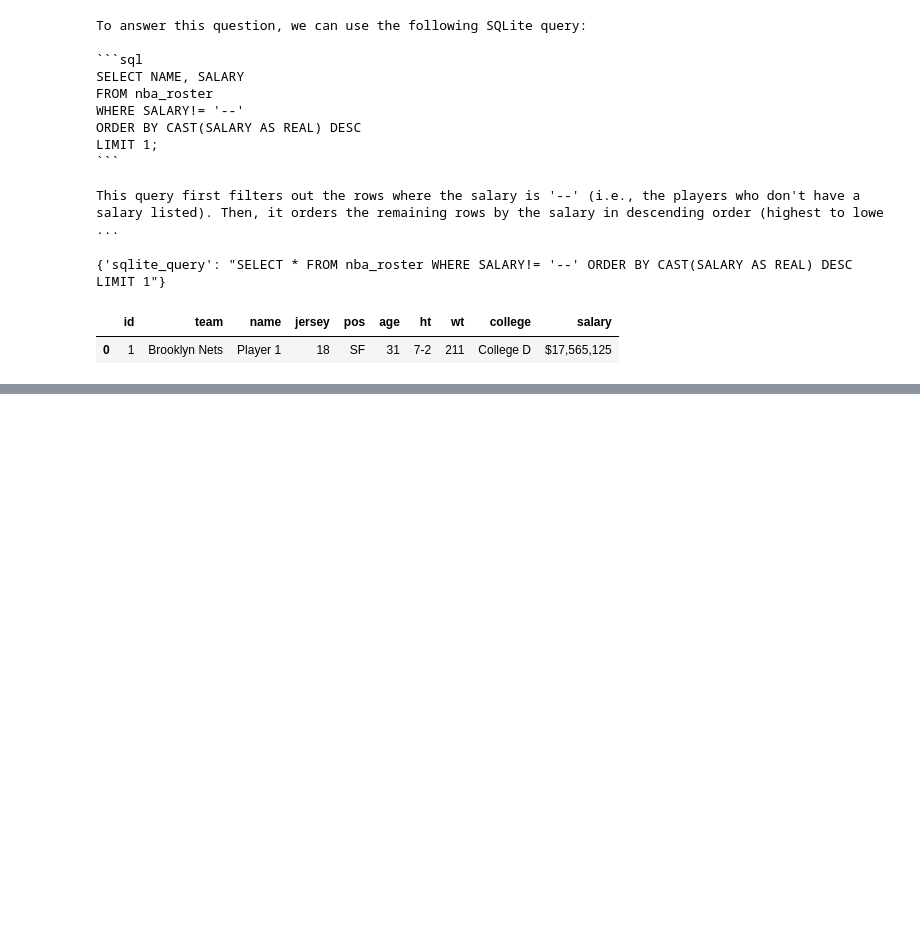
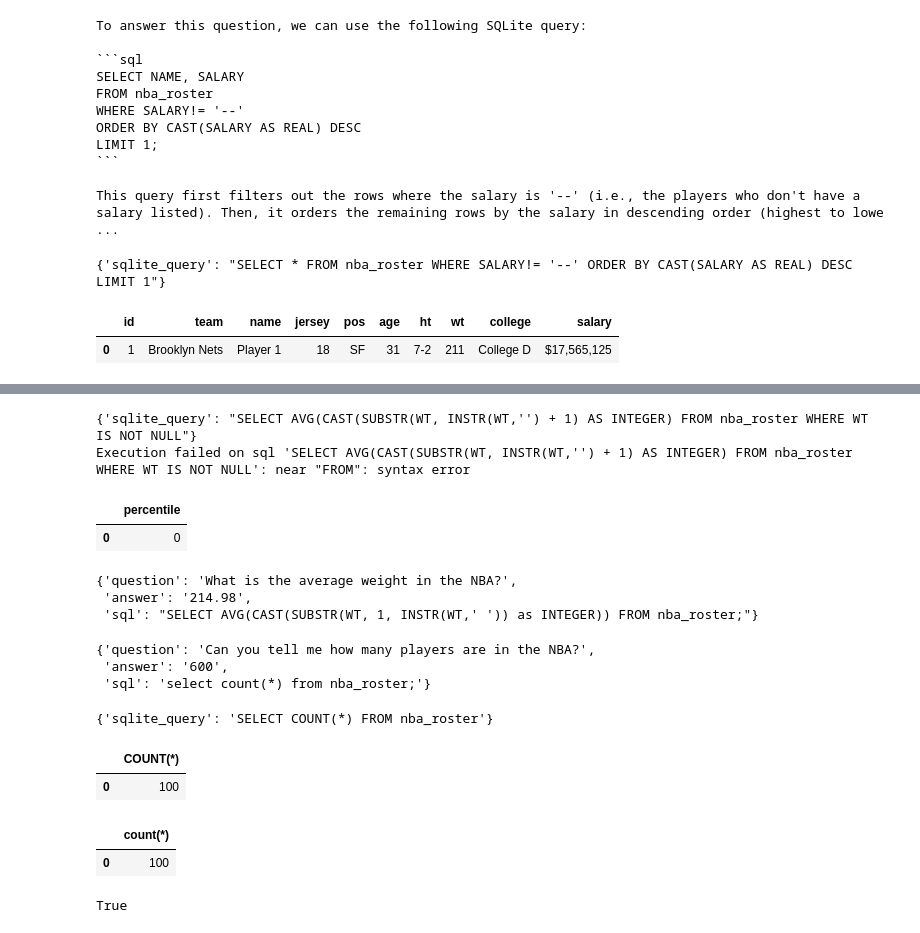
Before and after one commit to Socciu007/AI-model, a Jupyter notebook: improve_llm_app.ipynb, the cells around one changed output, grey strips where cells are left out. Cells and saved outputs as stored; diff of their text form; code cells hidden in the pictures; blank space fills up the shorter version.

```diff
--- a/improve_llm_app.ipynb
+++ b/improve_llm_app.ipynb
@@ -208,0 +314,20 @@ df
+# %%
+reflection_query = llm.generate(reflection_prompt, output_type={"sqlite_query": "str"}, max_new_tokens=200)
+print(reflection_query)
+
+try:
+  df = pd.read_sql(reflection_query["sqlite_query"], con=engine)
+  df
+except Exception as e:
+  print(e)
+# %% [output]
+{'sqlite_query': "SELECT AVG(CAST(SUBSTR(WT, INSTR(WT,'') + 1) AS INTEGER) FROM nba_roster WHERE WT IS NOT NULL"}
+Execution failed on sql 'SELECT AVG(CAST(SUBSTR(WT, INSTR(WT,'') + 1) AS INTEGER) FROM nba_roster WHERE WT IS NOT NULL': near "FROM": syntax error
+# %%
+# Look at the right answer
+correct_sql = "select CAST(SUBSTR(WT, 1, INSTR(WT,' ')) as INTEGER) as percentile from nba_roster order by percentile limit 1 offset (select count(*) from nba_roster)/2;"
+df_corrected = pd.read_sql(correct_sql, con=engine)
+df_corrected
+# %% [output]
+|  | percentile |
+| 0 | 0 |
@@ -208,0 +340,44 @@ df
+# %%
+datapoint = data[4]
+datapoint
+# %% [output]
+{'question': 'What is the average weight in the NBA?',
+ 'answer': '214.98',
+ 'sql': "SELECT AVG(CAST(SUBSTR(WT, 1, INSTR(WT,' ')) as INTEGER)) FROM nba_roster;"}
+# %%
+datapoint = data[7]
+datapoint
+# %% [output]
+{'question': 'Can you tell me how many players are in the NBA?',
+ 'answer': '600',
+ 'sql': 'select count(*) from nba_roster;'}
+# %%
+system = "You are an NBA analyst with 15 years of experience writing complex SQL queries.\n"
+system += "Consider the nba_roster table with the following schema:\n"
+system += get_schema_ex() + "\n"
+system += (
+    "Write a sqlite SQL query that would help you answer the following question:\n"
+)
+
+user = datapoint["question"]
+prompt = make_llama_3_prompt(user, system)
+generated_sql = llm.generate(prompt, output_type={"sqlite_query": "str"}, max_new_tokens=200)
+print(generated_sql)
+df = pd.read_sql(generated_sql['sqlite_query'], con=engine)
+df
+# %% [output]
+{'sqlite_query': 'SELECT COUNT(*) FROM nba_roster'}
+|  | COUNT(*) |
+| 0 | 100 |
+# %%
+ref_sql = datapoint["sql"]
+ref_df = pd.read_sql(ref_sql, con=engine)
+ref_df
+# %% [output]
+|  | count(*) |
+| 0 | 100 |
+# %%
+# Compare strings
+str(df).lower() == str(ref_df).lower()
+# %% [output]
+True
```
Also changed, not shown: parts of 22 cells of this notebook, 5 other files.
